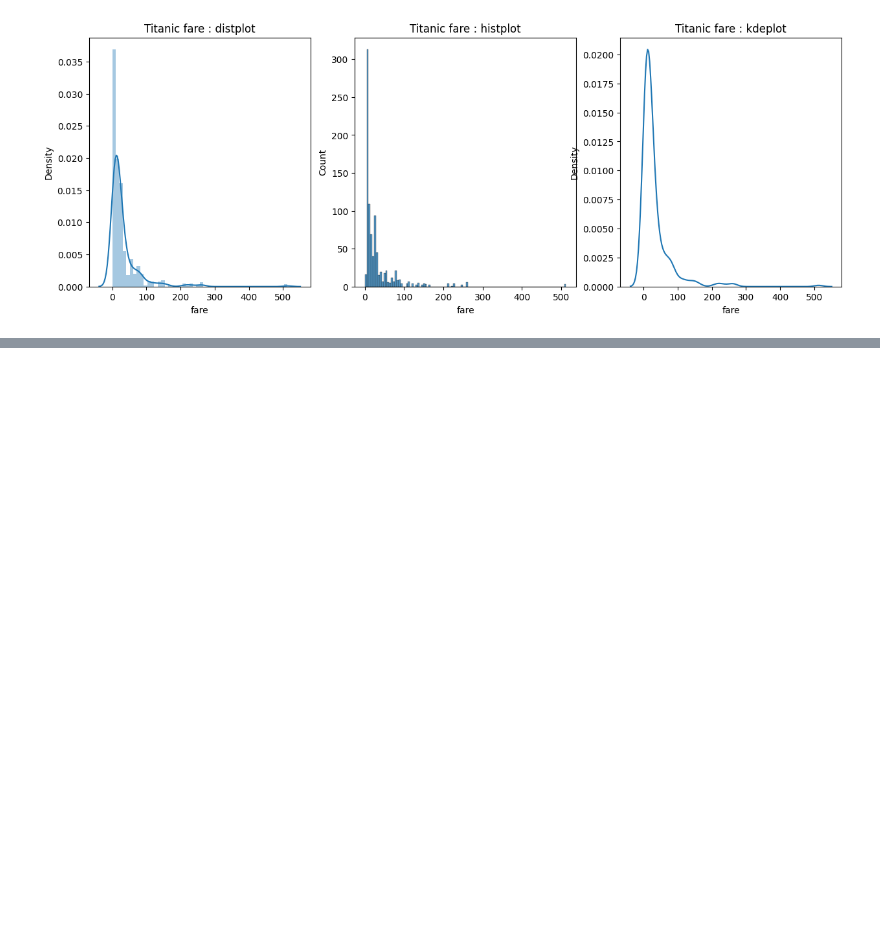
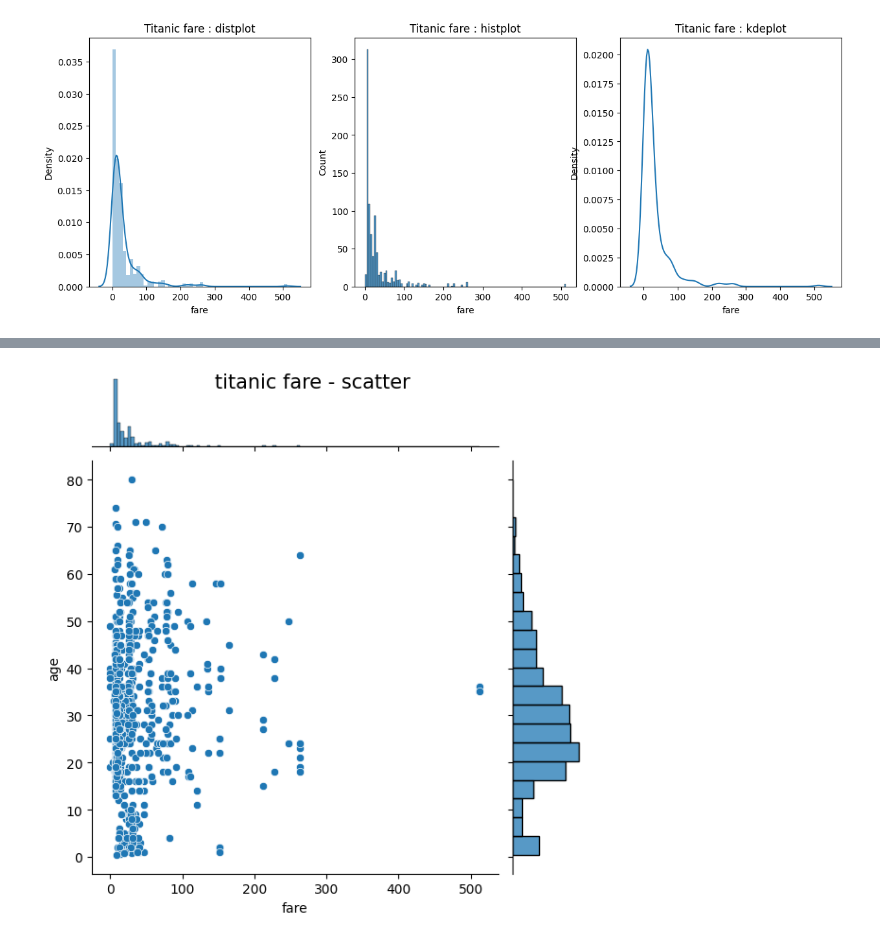
Before and after one commit to naro-naro/Colab, a Jupyter notebook: How to Use Python Libraries for Artificial Intelligence/Seaborn_실습.ipynb, the cells around one changed output, grey strips where cells are left out. Cells and saved outputs as stored; diff of their text form; code cells hidden in the pictures; blank space fills up the shorter version.

```diff
--- a/How to Use Python Libraries for Artificial Intelligence/Seaborn_실습.ipynb
+++ b/How to Use Python Libraries for Artificial Intelligence/Seaborn_실습.ipynb
@@ -149,0 +241,9 @@ https://gist.github.com/mwaskom/de44147ed2974457ad6372750bbe5751
+# %%
+# 조인트 그래프 - 산점도(기본값)
+# x축 변수, y축 변수, 데이터 셋
+j1 = sns.jointplot(x='fare', y="age", data=titanic)
+j1.fig.suptitle("titanic fare - scatter", size=15)
+
+plt.show()
+# %% [output]
+[figure, added]
```
Also changed, not shown: parts of 12 cells of this notebook.
